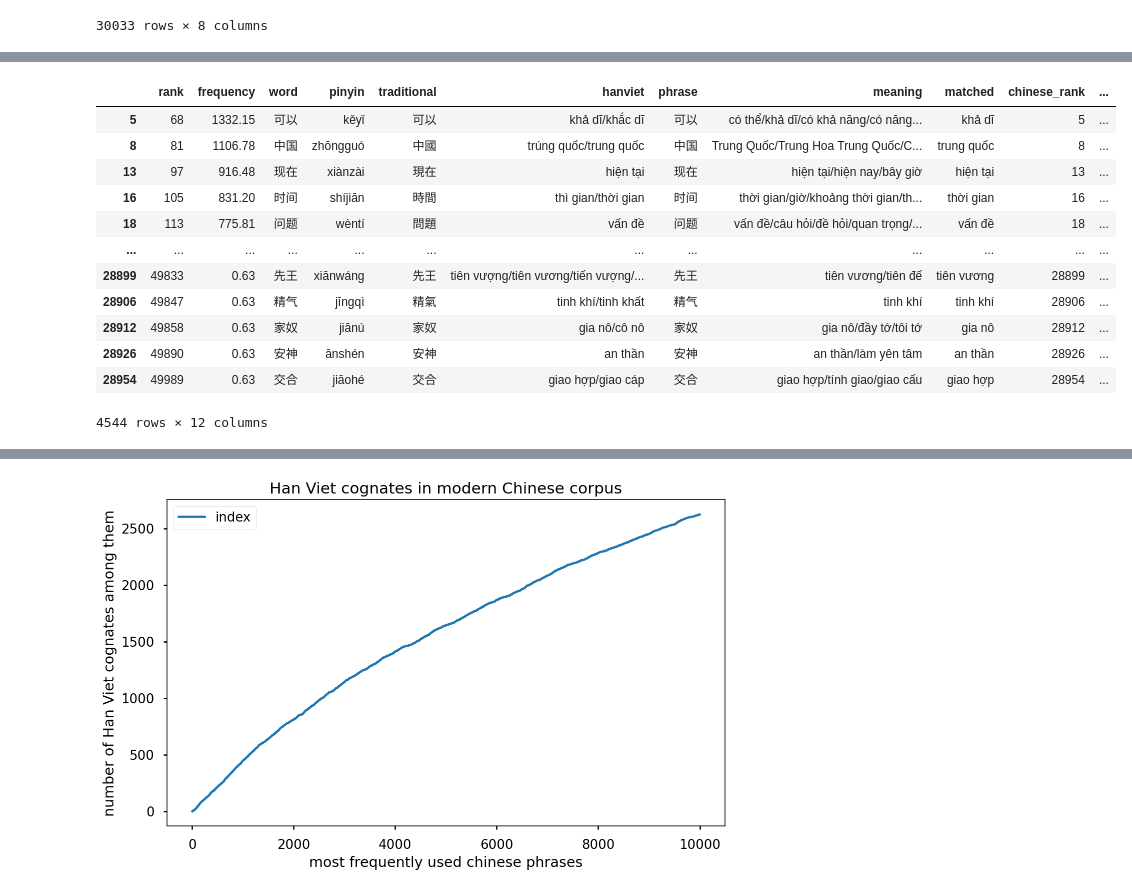
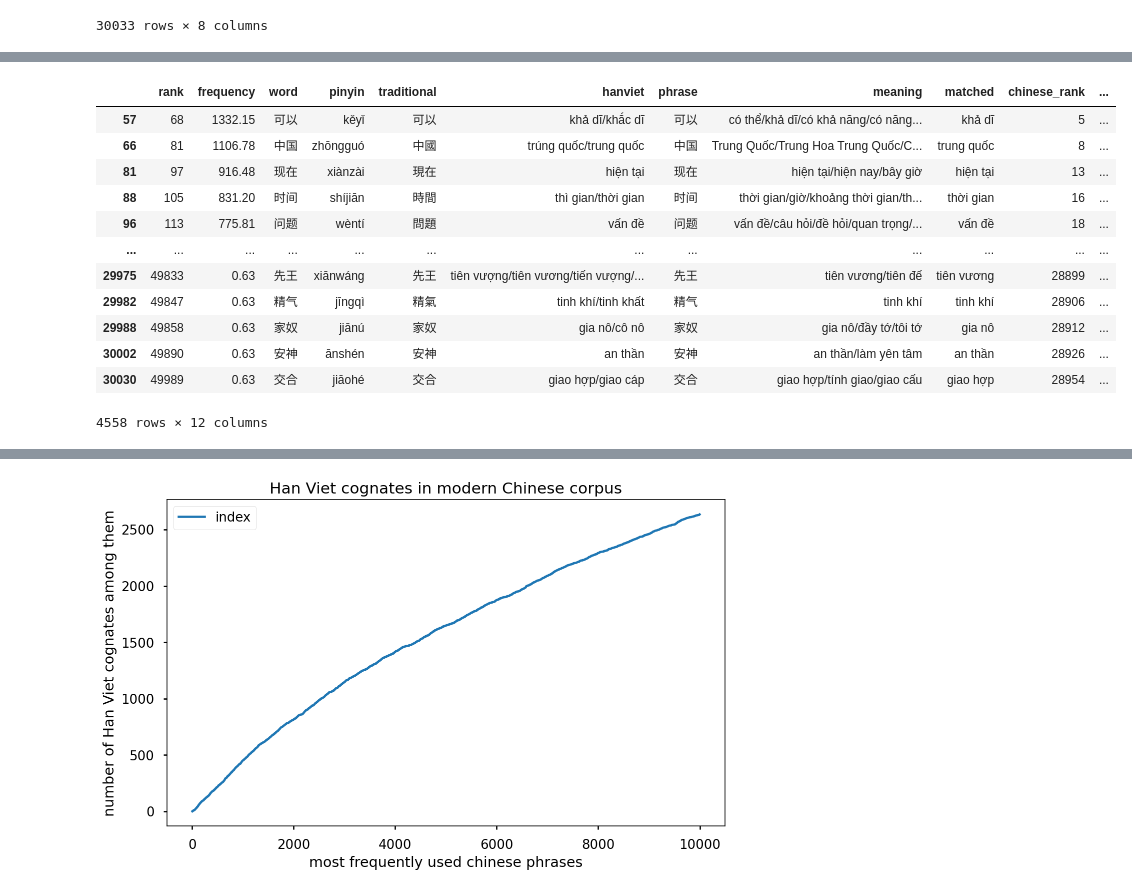
Before and after one commit to ryanphung/chinese-hanviet-cognates, a Jupyter notebook: chinese-hanviet.ipynb, the cells around one changed output, grey strips where cells are left out. Cells and saved outputs as stored; diff of their text form; code cells hidden in the pictures.

```diff
--- a/chinese-hanviet.ipynb
+++ b/chinese-hanviet.ipynb
@@ -367,10 +367,13 @@ df_chinese_words_with_hanviet_no_meaning_found.to_csv('intermediate/chinese-no-m
 # Function to find if the Han Viet sounds match a word in the meaning
 
 def match(a=[], b=[]):
+    result = []
     for a_part in a:
         for b_part in b:
             if compare_vn_words(a_part, b_part):
-                return b_part.lower()
+                result += [a_part.lower(), b_part.lower()]
+
+    return list(set(result))
 
 print(match(['thành lâm'], ['thành rừng']))
 print(match(['chế độ', 'chế đạc'], ['chế độ']))
@@ -436,5 +439,5 @@ df_freq = pd.read_csv('inputs/opensubs-freq.txt', sep='\t', names=['hanviet', 'f
 # drop low frequency words
 df_freq = df_freq.drop(df_freq[df_freq['frequency'] == 1].index)
 df_freq = df_freq.drop(columns=['frequency'])
-df_freq
+df_freq.set_index('hanviet')
 # %% [output]
@@ -454,7 +458,10 @@ df_freq
 # %%
-df_cleaned = df_multisyllabic.merge(df_freq, left_on='matched', right_on='hanviet', how='left', suffixes=['', '_matched'])
-df_cleaned['hanviet'] = df_cleaned['hanviet'].apply(lambda x:'/'.join(x))
-df_cleaned['meaning'] = df_cleaned['meaning'].apply(lambda x:'/'.join(x))
-df_cleaned
+def keep_frequently_used_words(words):
+    return list(filter(lambda x:x in df_freq['hanviet'].values, words))
+
+keep_frequently_used_words(['tề tụ', 'tề tựu'])
+
+df_multisyllabic['matched_cleaned'] = df_multisyllabic['matched'].progress_apply(lambda x:keep_frequently_used_words(x))
+df_multisyllabic
 # %% [output]
 |  | rank | frequency | word | pinyin | traditional | hanviet | phrase | meaning | matched | chinese_rank | ... |
@@ -472 +479,7 @@ df_cleaned
 28957 rows × 11 columns
+# %%
+df_multisyllabic['hanviet'] = df_multisyllabic['hanviet'].apply(lambda x:'/'.join(x))
+df_multisyllabic['meaning'] = df_multisyllabic['meaning'].apply(lambda x:'/'.join(x))
+df_multisyllabic['matched'] = df_multisyllabic['matched'].apply(lambda x:'/'.join(x))
+df_multisyllabic['matched_cleaned'] = df_multisyllabic['matched_cleaned'].apply(lambda x:'/'.join(x))
+df_multisyllabic
@@ -473,21 +500,21 @@ df_cleaned
 # %%
-df_matched = df_cleaned.drop(
-    df_cleaned[df_cleaned['hanviet_matched'].isnull()].index
+df_matched = df_multisyllabic.drop(
+    df_multisyllabic[df_multisyllabic['matched_cleaned'].apply(lambda x:not x)].index
 )
 df_matched['index'] = df_matched.reset_index().index + 1
 df_matched
 # %% [output]
 |  | rank | frequency | word | pinyin | traditional | hanviet | phrase | meaning | matched | chinese_rank | ... |
-| 5 | 68 | 1332.15 | 可以 | kěyǐ | 可以 | khả dĩ/khắc dĩ | 可以 | có thể/khả dĩ/có khả năng/có năng... | khả dĩ | 5 | ... |
-| 8 | 81 | 1106.78 | 中国 | zhōngguó | 中國 | trúng quốc/trung quốc | 中国 | Trung Quốc/Trung Hoa Trung Quốc/C... | trung quốc | 8 | ... |
-| 13 | 97 | 916.48 | 现在 | xiànzài | 現在 | hiện tại | 现在 | hiện tại/hiện nay/bây giờ | hiện tại | 13 | ... |
-| 16 | 105 | 831.20 | 时间 | shíjiān | 時間 | thì gian/thời gian | 时间 | thời gian/giờ/khoảng thời gian/th... | thời gian | 16 | ... |
-| 18 | 113 | 775.81 | 问题 | wèntí | 問題 | vấn đề | 问题 | vấn đề/câu hỏi/đề hỏi/quan trọng/... | vấn đề | 18 | ... |
+| 57 | 68 | 1332.15 | 可以 | kěyǐ | 可以 | khả dĩ/khắc dĩ | 可以 | có thể/khả dĩ/có khả năng/có năng... | khả dĩ | 5 | ... |
+| 66 | 81 | 1106.78 | 中国 | zhōngguó | 中國 | trúng quốc/trung quốc | 中国 | Trung Quốc/Trung Hoa Trung Quốc/C... | trung quốc | 8 | ... |
+| 81 | 97 | 916.48 | 现在 | xiànzài | 現在 | hiện tại | 现在 | hiện tại/hiện nay/bây giờ | hiện tại | 13 | ... |
+| 88 | 105 | 831.20 | 时间 | shíjiān | 時間 | thì gian/thời gian | 时间 | thời gian/giờ/khoảng thời gian/th... | thời gian | 16 | ... |
+| 96 | 113 | 775.81 | 问题 | wèntí | 問題 | vấn đề | 问题 | vấn đề/câu hỏi/đề hỏi/quan trọng/... | vấn đề | 18 | ... |
 | ... | ... | ... | ... | ... | ... | ... | ... | ... | ... | ... | ... |
-| 28899 | 49833 | 0.63 | 先王 | xiānwáng | 先王 | tiên vượng/tiên vương/tiến vượng/... | 先王 | tiên vương/tiên đế | tiên vương | 28899 | ... |
-| 28906 | 49847 | 0.63 | 精气 | jīngqì | 精氣 | tinh khí/tinh khất | 精气 | tinh khí | tinh khí | 28906 | ... |
-| 28912 | 49858 | 0.63 | 家奴 | jiānú | 家奴 | gia nô/cô nô | 家奴 | gia nô/đầy tớ/tôi tớ | gia nô | 28912 | ... |
-| 28926 | 49890 | 0.63 | 安神 | ānshén | 安神 | an thần | 安神 | an thần/làm yên tâm | an thần | 28926 | ... |
-| 28954 | 49989 | 0.63 | 交合 | jiāohé | 交合 | giao hợp/giao cáp | 交合 | giao hợp/tính giao/giao cấu | giao hợp | 28954 | ... |
+| 29975 | 49833 | 0.63 | 先王 | xiānwáng | 先王 | tiên vượng/tiên vương/tiến vượng/... | 先王 | tiên vương/tiên đế | tiên vương | 28899 | ... |
+| 29982 | 49847 | 0.63 | 精气 | jīngqì | 精氣 | tinh khí/tinh khất | 精气 | tinh khí | tinh khí | 28906 | ... |
+| 29988 | 49858 | 0.63 | 家奴 | jiānú | 家奴 | gia nô/cô nô | 家奴 | gia nô/đầy tớ/tôi tớ | gia nô | 28912 | ... |
+| 30002 | 49890 | 0.63 | 安神 | ānshén | 安神 | an thần | 安神 | an thần/làm yên tâm | an thần | 28926 | ... |
+| 30030 | 49989 | 0.63 | 交合 | jiāohé | 交合 | giao hợp/giao cáp | 交合 | giao hợp/tính giao/giao cấu | giao hợp | 28954 | ... |
-4544 rows × 12 columns
+4558 rows × 12 columns
 # %%
```
Also changed, not shown: parts of 10 cells of this notebook, 4 other files.
